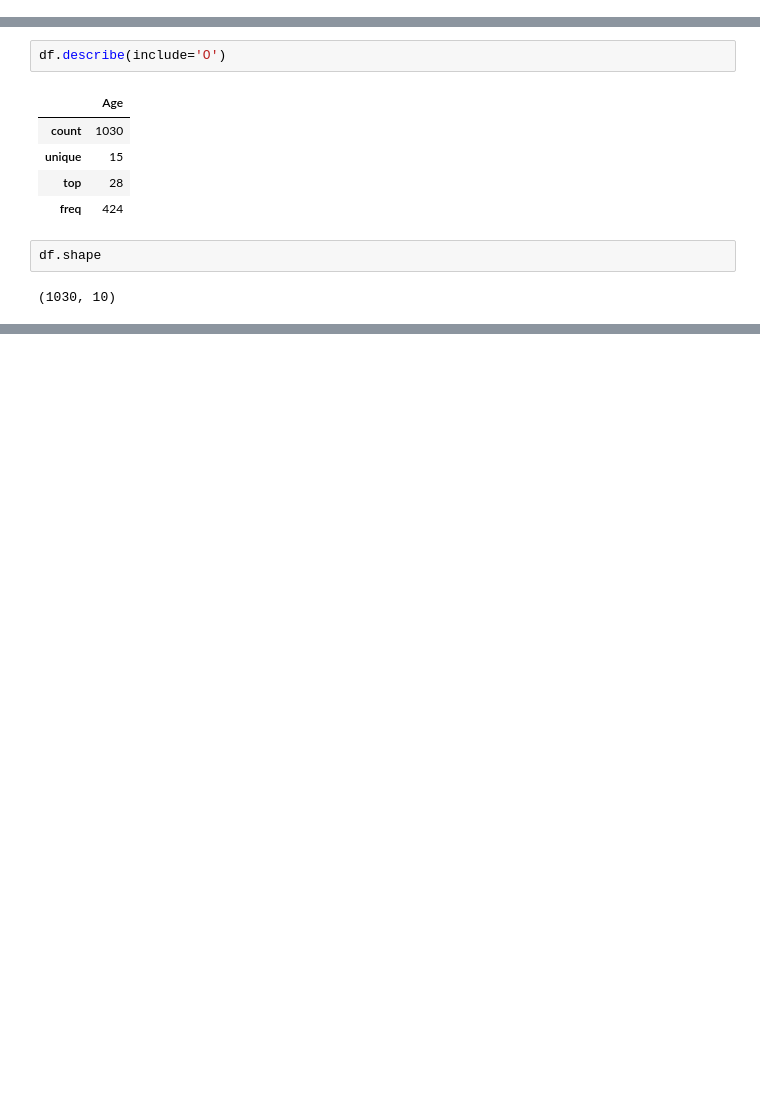
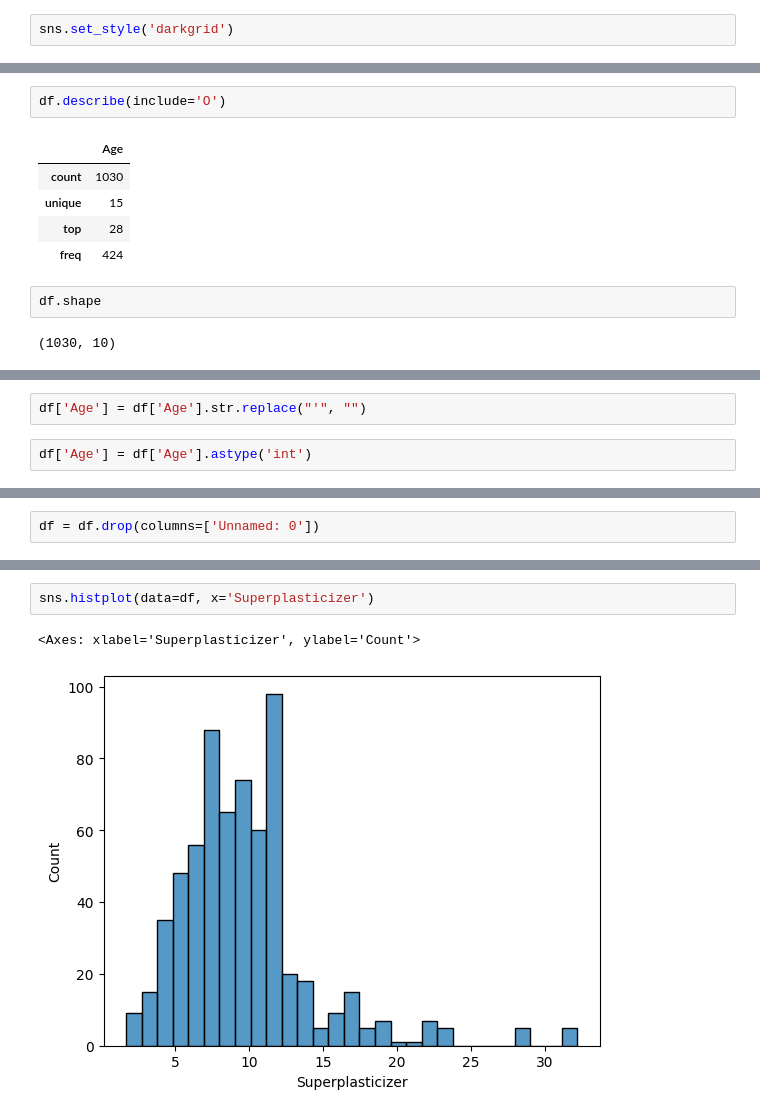
Before and after one commit to danielphilip12/Concrete-Strength, a Jupyter notebook: EDA.ipynb, the cells around one changed output, grey strips where cells are left out. Saved outputs shown, nothing was run; the diff lists cells and outputs as text; blank space fills up the shorter version.

```diff
--- a/EDA.ipynb
+++ b/EDA.ipynb
@@ -3,6 +3,8 @@ import numpy as np
 import pandas as pd
 import matplotlib.pyplot as plt
 import seaborn as sns
+# %%
+sns.set_style('darkgrid')
 # %%
 df = pd.read_csv('./data/concrete.csv')
 # %%
@@ -60,0 +87,4 @@ df.shape
+# %%
+df['Age'] = df['Age'].str.replace("'", "")
+# %%
+df['Age'] = df['Age'].astype('int')
@@ -60,0 +109,2 @@ df.shape
+# %%
+df = df.drop(columns=['Unnamed: 0'])
@@ -60,0 +135,5 @@ df.shape
+# %%
+sns.histplot(data=df, x='Superplasticizer')
+# %% [output]
+<Axes: xlabel='Superplasticizer', ylabel='Count'>
+[figure, added]
```
Also changed, not shown: parts of 34 cells of this notebook, 2 other files.
